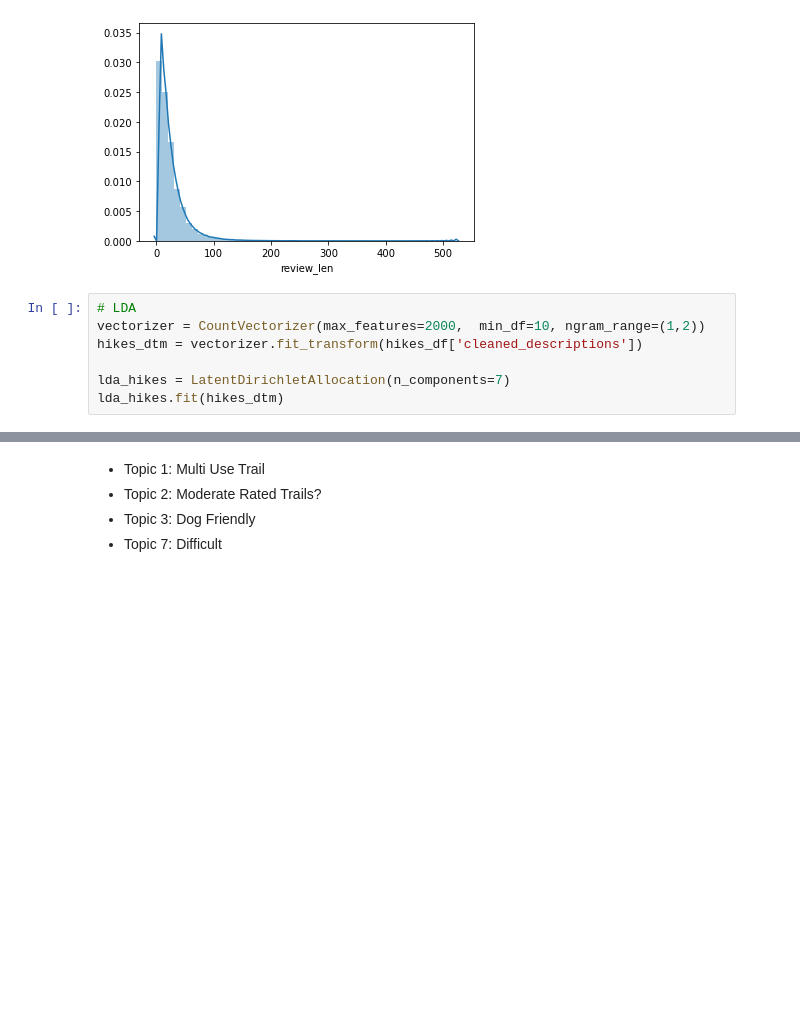
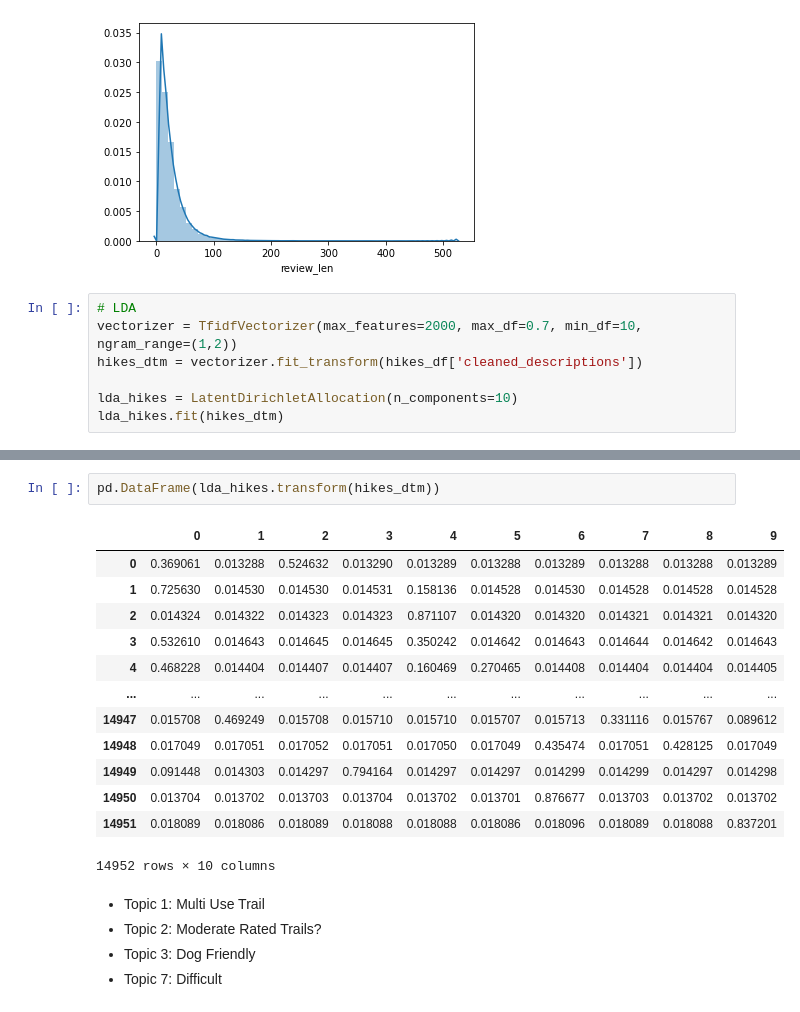
Before and after one commit to aauyeung19/Hiking-Trail-Recommendation-NLP, a Jupyter notebook: lib/topic_model_prototype.ipynb, the cells around one changed output, grey strips where cells are left out. Drawn from its saved outputs; the diff is of its cells as text; blank space fills up the shorter version.

```diff
--- a/lib/topic_model_prototype.ipynb
+++ b/lib/topic_model_prototype.ipynb
@@ -230,9 +290,9 @@ sns.distplot(nmf_topic_df['review_len'])
 [figure]
 # %%
 # LDA
-vectorizer = CountVectorizer(max_features=2000,  min_df=10, ngram_range=(1,2))
+vectorizer = TfidfVectorizer(max_features=2000, max_df=0.7, min_df=10, ngram_range=(1,2))
 hikes_dtm = vectorizer.fit_transform(hikes_df['cleaned_descriptions'])
 
-lda_hikes = LatentDirichletAllocation(n_components=7)
+lda_hikes = LatentDirichletAllocation(n_components=10)
 lda_hikes.fit(hikes_dtm)
 # %% [output]
@@ -264,3 +333,19 @@ topic
+# %%
+pd.DataFrame(lda_hikes.transform(hikes_dtm))
+# %% [output]
+|  | 0 | 1 | 2 | 3 | 4 | 5 | 6 | 7 | 8 | 9 |
+| 0 | 0.369061 | 0.013288 | 0.524632 | 0.013290 | 0.013289 | 0.013288 | 0.013289 | 0.013288 | 0.013288 | 0.013289 |
+| 1 | 0.725630 | 0.014530 | 0.014530 | 0.014531 | 0.158136 | 0.014528 | 0.014530 | 0.014528 | 0.014528 | 0.014528 |
+| 2 | 0.014324 | 0.014322 | 0.014323 | 0.014323 | 0.871107 | 0.014320 | 0.014320 | 0.014321 | 0.014321 | 0.014320 |
+| 3 | 0.532610 | 0.014643 | 0.014645 | 0.014645 | 0.350242 | 0.014642 | 0.014643 | 0.014644 | 0.014642 | 0.014643 |
+| 4 | 0.468228 | 0.014404 | 0.014407 | 0.014407 | 0.160469 | 0.270465 | 0.014408 | 0.014404 | 0.014404 | 0.014405 |
+| ... | ... | ... | ... | ... | ... | ... | ... | ... | ... | ... |
+| 14947 | 0.015708 | 0.469249 | 0.015708 | 0.015710 | 0.015710 | 0.015707 | 0.015713 | 0.331116 | 0.015767 | 0.089612 |
+| 14948 | 0.017049 | 0.017051 | 0.017052 | 0.017051 | 0.017050 | 0.017049 | 0.435474 | 0.017051 | 0.428125 | 0.017049 |
+| 14949 | 0.091448 | 0.014303 | 0.014297 | 0.794164 | 0.014297 | 0.014297 | 0.014299 | 0.014299 | 0.014297 | 0.014298 |
+| 14950 | 0.013704 | 0.013702 | 0.013703 | 0.013704 | 0.013702 | 0.013701 | 0.876677 | 0.013703 | 0.013702 | 0.013702 |
+| 14951 | 0.018089 | 0.018086 | 0.018089 | 0.018088 | 0.018088 | 0.018086 | 0.018096 | 0.018089 | 0.018088 | 0.837201 |
+14952 rows × 10 columns
 # %% [markdown]
 * Topic 1: Multi Use Trail
 * Topic 2: Moderate Rated Trails?
```
Also changed, not shown: parts of 13 cells of this notebook.
